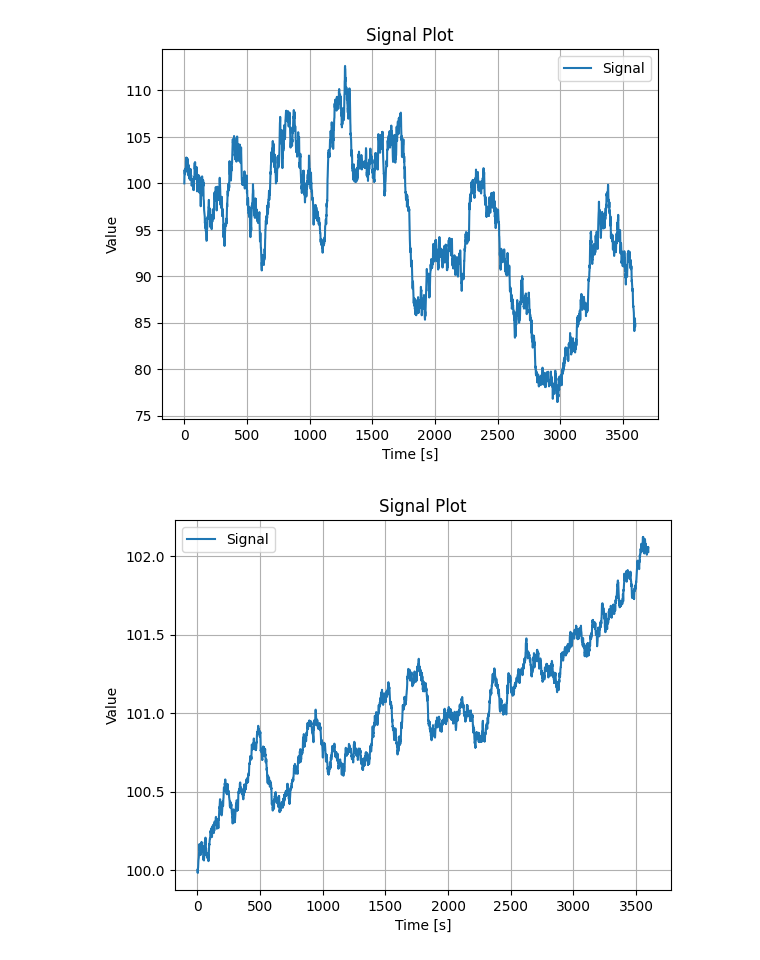
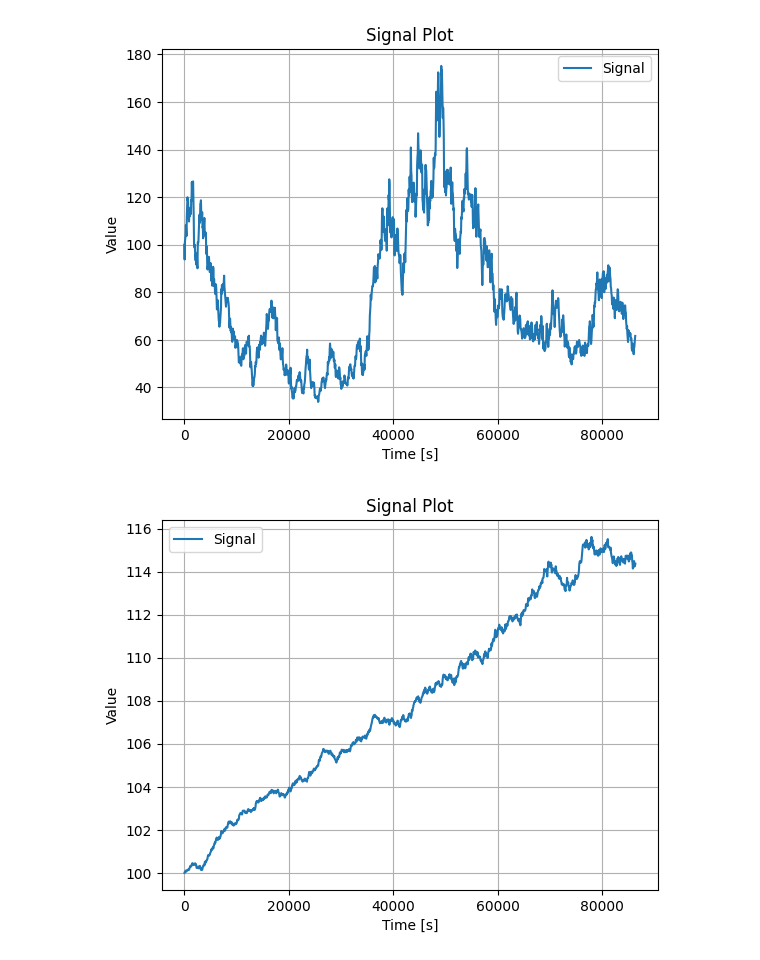
Before and after one commit to giudisciacca/pde-to-finance, a Jupyter notebook: pricing-black-scholes/main.ipynb, the cells around one changed output. Saved outputs shown, nothing was run; the diff lists cells and outputs as text; code cells hidden in the pictures.

```diff
--- a/pricing-black-scholes/main.ipynb
+++ b/pricing-black-scholes/main.ipynb
@@ -6,28 +6,28 @@ import numpy as np
 # %%
 
 
 # Ticker	Nome
 # run simulation of stock price with given volatilty and drift
 input_kwargs = {"volatility": 0.005,
                 "drift" : 0.000002,
                 "S0" : 100,
                 "t0" : 0,
-                "T" : 3600,
-                "dt" : 1}
+                "T" : 3600*24,
+                "dt" : 60}
 
 sim = market_data.simulation(**input_kwargs)
-t,val = sim.forward_euler()
+t,val = sim.forward()
 visual.plot_signal(t,val)
 avg_val = np.zeros_like(val)
-M = 1000
+M = 10000
 for i in range(M):
-    t,val = sim.forward_euler()
+    t,val = sim.forward()
     avg_val += val/M
 
 visual.plot_signal(t,avg_val)
 # %% [output]
-[figure, old version]
+[figure, new version]
-[figure, old version]
+[figure, new version]
 # %%
 
 def analysis(time, signal):
```
Also changed, not shown: parts of 1 cell of this notebook.
